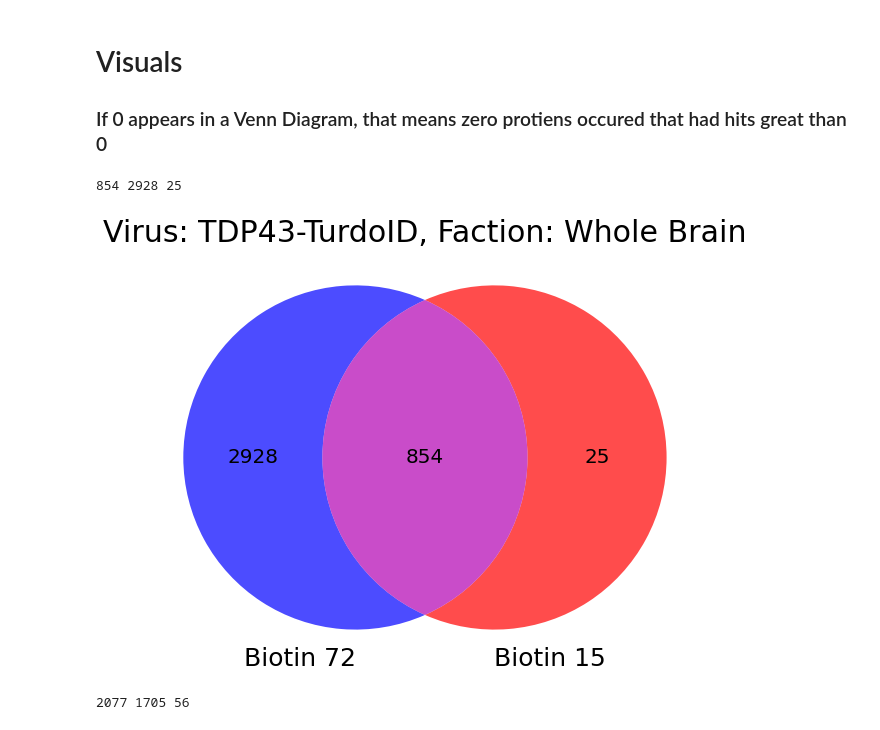
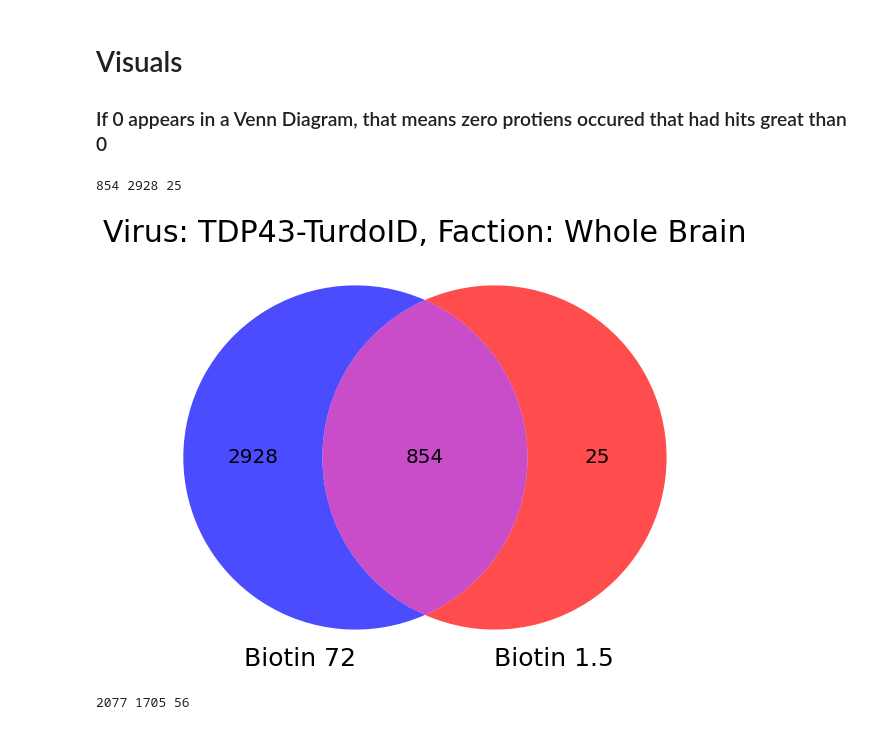
Before and after one commit to adamwbrew/Proteins, a Jupyter notebook: protein_visuals_virus_venn_diagram.ipynb, the cells around one changed output. Drawn from its saved outputs; the diff is of its cells as text; code cells hidden in the pictures.

Commit message:
fixed labelling error in visual

```diff
--- a/protein_visuals_virus_venn_diagram.ipynb
+++ b/protein_visuals_virus_venn_diagram.ipynb
@@ -128,31 +128,31 @@ Should be zero: 0
 # %%
 # Venn Diagram Biotin types
 # TDP43TurboID_15_wholebrain, TDP43TurboID_72_wholebrain
 
 TDP43TurboID_72_wholebrain_list = TDP43TurboID_72_wholebrain[TDP43TurboID_72_wholebrain["Hits"] != 0]["Protein_Name"].copy().to_list()
 TDP43TurboID_15_wholebrain_list = TDP43TurboID_15_wholebrain[TDP43TurboID_15_wholebrain["Hits"] != 0]["Protein_Name"].copy().to_list()
 union_list = TDP43TurboID_15_wholebrain_list + TDP43TurboID_72_wholebrain_list
 
 union_list = set([x for x in union_list if union_list.count(x) > 1])
 TDP43TurboID_72_wholebrain_list = set([x for x in TDP43TurboID_72_wholebrain_list if x not in union_list])
 TDP43TurboID_15_wholebrain_list = set([x for x in TDP43TurboID_15_wholebrain_list if x not in union_list])
 print(len(union_list), len(TDP43TurboID_72_wholebrain_list), len(TDP43TurboID_15_wholebrain_list))
 
 plt.figure(figsize=(10,12), facecolor='white')
 plt.title("Virus: TDP43-TurdoID, Faction: Whole Brain", size = 30)
 ax = plt.gca()
-vd = venn2_unweighted(subsets = (len(TDP43TurboID_72_wholebrain_list), len(TDP43TurboID_15_wholebrain_list), len(union_list)), set_colors=("blue","red"), set_labels = ('Biotin 72', 'Biotin 15'), alpha = 0.7)
+vd = venn2_unweighted(subsets = (len(TDP43TurboID_72_wholebrain_list), len(TDP43TurboID_15_wholebrain_list), len(union_list)), set_colors=("blue","red"), set_labels = ('Biotin 72', 'Biotin 1.5'), alpha = 0.7)
 
 for text in vd.set_labels:
    text.set_fontsize(25)
 
 for text in vd.subset_labels:
    text.set_fontsize(20)
 
 plt.show()
 # %% [output]
 854 2928 25
-[figure, old version]
+[figure, new version]
 # %%
 # Venn Diagram Biotin types
 # TDP43TurboID_72_wholebrain, TurboID_72_wholebrain
```
